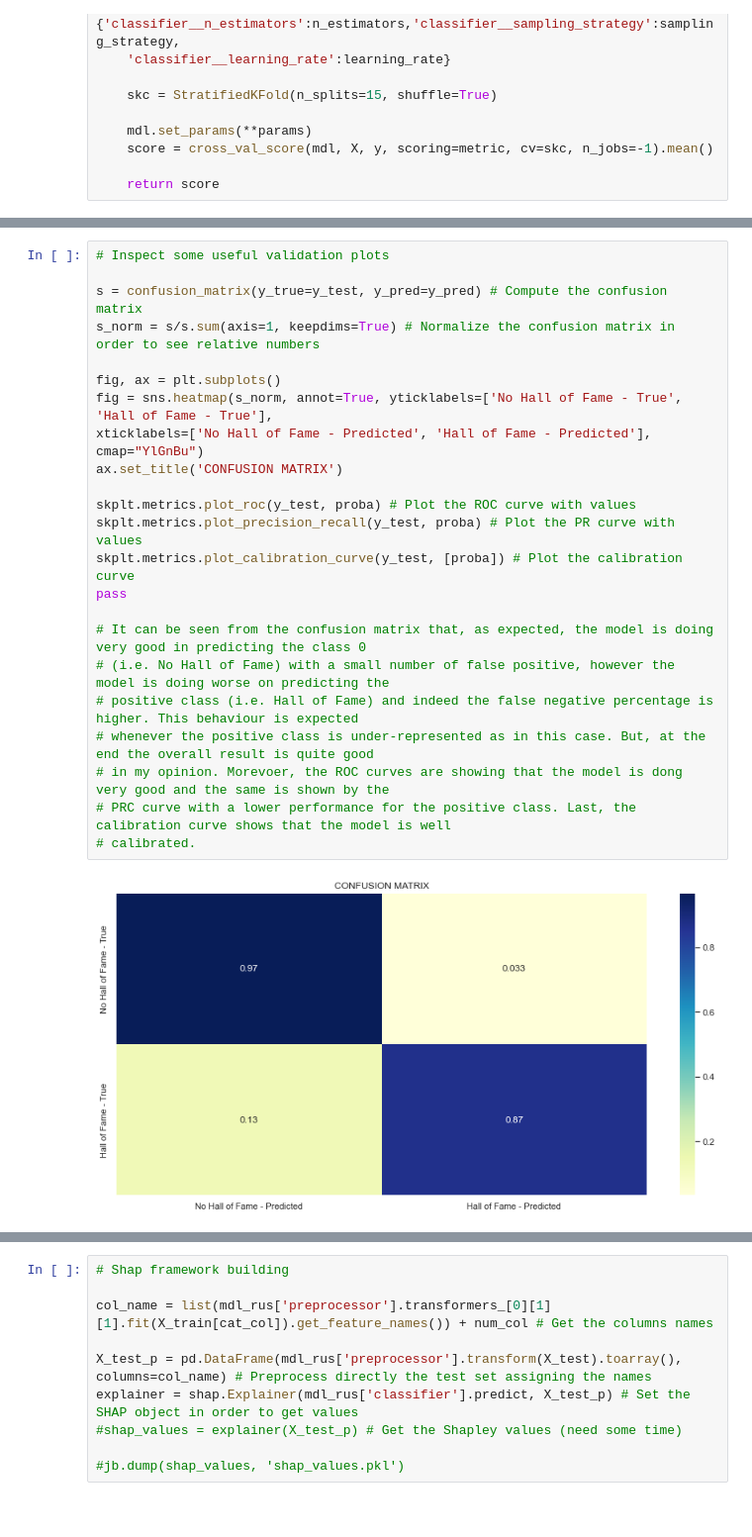
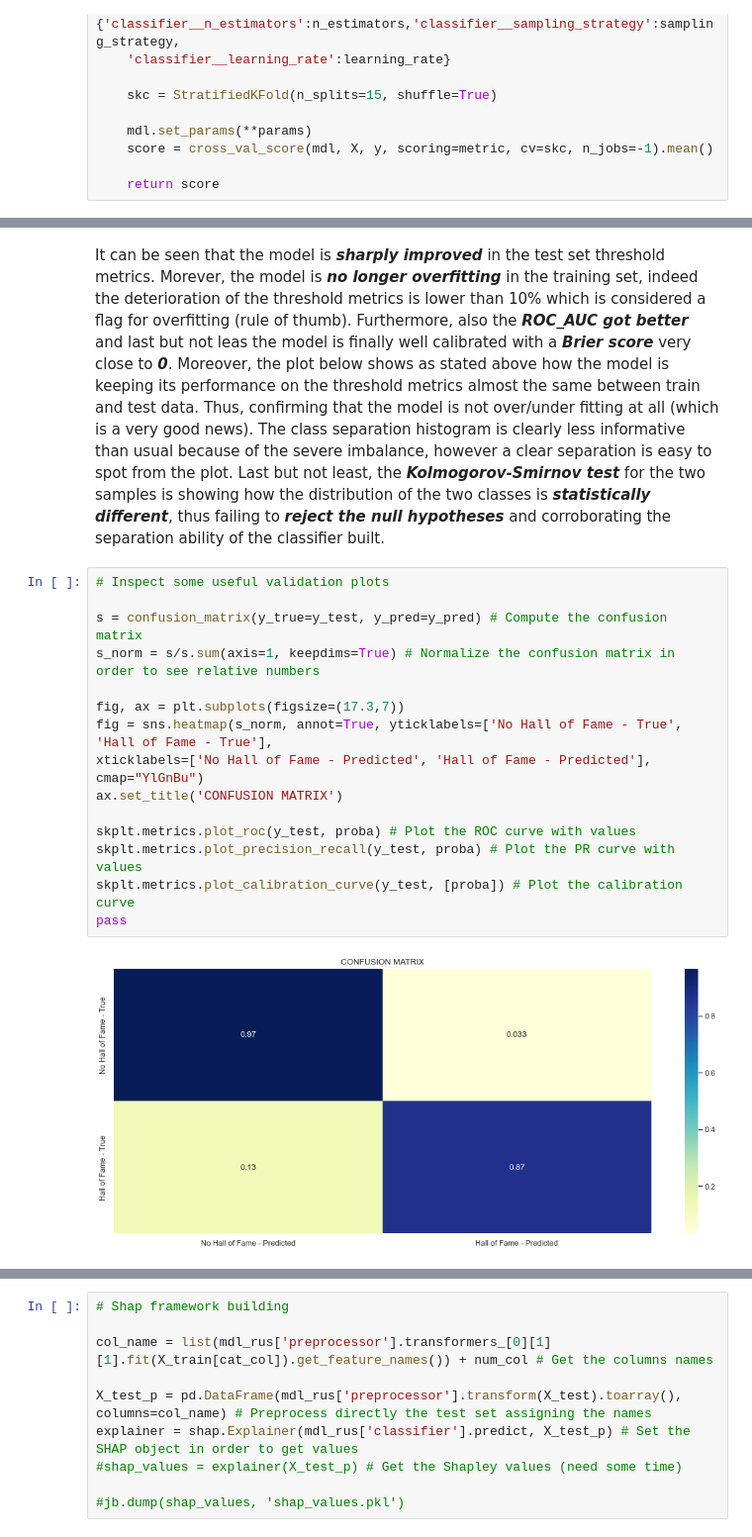
Before and after one commit to AlfredoCinelli/Imbalance_Classification, a Jupyter notebook: model/classification_.ipynb, the cells around one changed output, grey strips where cells are left out. Shown at 99% size. Cells and saved outputs as stored; diff of their text form; blank space fills up the shorter version.

```diff
--- a/model/classification_.ipynb
+++ b/model/classification_.ipynb
@@ -446,28 +464,29 @@ The model Brier score is: 0.05%
+# %% [markdown]
+It can be seen that the model is ***sharply improved*** in the test set threshold metrics. Morever, the model is ***no longer
+overfitting*** in the training set, indeed the deterioration of the threshold metrics is lower than 10% which is considered
+a flag for overfitting (rule of thumb). Furthermore, also the ***ROC_AUC got better*** and last but not leas the model is finally
+well calibrated with a ***Brier score*** very close to ***0***.
+Moreover, the plot below shows as stated above how the model is keeping its performance on the threshold metrics almost the same between train and test data. Thus,
+confirming that the model is not over/under fitting at all (which is a very good news).
+The class separation histogram is clearly less informative than usual because of the severe imbalance, however a clear separation is easy to spot from the plot.
+Last but not least, the ***Kolmogorov-Smirnov test*** for the two samples is showing how the distribution of the two classes is ***statistically different***, thus failing to ***reject the null hypotheses*** and corroborating the separation ability of the classifier built.
 # %%
 # Inspect some useful validation plots
 
 s = confusion_matrix(y_true=y_test, y_pred=y_pred) # Compute the confusion matrix
 s_norm = s/s.sum(axis=1, keepdims=True) # Normalize the confusion matrix in order to see relative numbers
 
-fig, ax = plt.subplots()
+fig, ax = plt.subplots(figsize=(17.3,7))
 fig = sns.heatmap(s_norm, annot=True, yticklabels=['No Hall of Fame - True', 'Hall of Fame - True'],
 xticklabels=['No Hall of Fame - Predicted', 'Hall of Fame - Predicted'], cmap="YlGnBu")
 ax.set_title('CONFUSION MATRIX')
 
 skplt.metrics.plot_roc(y_test, proba) # Plot the ROC curve with values
 skplt.metrics.plot_precision_recall(y_test, proba) # Plot the PR curve with values
 skplt.metrics.plot_calibration_curve(y_test, [proba]) # Plot the calibration curve
 pass
-
-# It can be seen from the confusion matrix that, as expected, the model is doing very good in predicting the class 0
-# (i.e. No Hall of Fame) with a small number of false positive, however the model is doing worse on predicting the
-# positive class (i.e. Hall of Fame) and indeed the false negative percentage is higher. This behaviour is expected
-# whenever the positive class is under-represented as in this case. But, at the end the overall result is quite good
-# in my opinion. Morevoer, the ROC curves are showing that the model is dong very good and the same is shown by the
-# PRC curve with a lower performance for the positive class. Last, the calibration curve shows that the model is well
-# calibrated.
 # %% [output]
-[figure, old version]
+[figure, new version]
 [figure]
 [figure]
 [figure]
```
Also changed, not shown: parts of 44 cells of this notebook.
